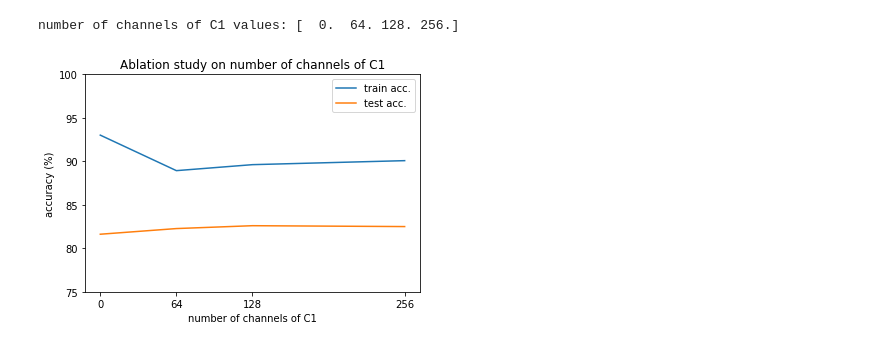
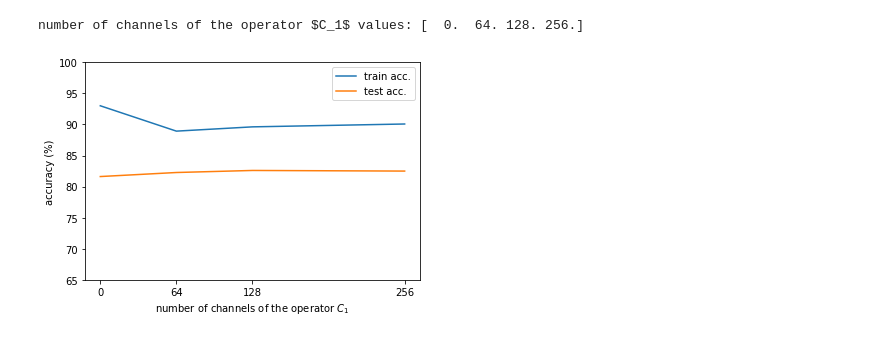
Before and after one commit to louity/patches, a Jupyter notebook: ablation_study/Ablation study.ipynb, the cells around one changed output. Cells and saved outputs as stored; diff of their text form; code cells hidden in the pictures.

```diff
--- a/ablation_study/Ablation study.ipynb
+++ b/ablation_study/Ablation study.ipynb
@@ -24,12 +29,12 @@ def plot_result_file(filename, parameter, parameter_name, x_logscale=False):
     params, train_accs, test_accs = params[argsort], train_accs[argsort], test_accs[argsort]
     print(f'{parameter_name} values: {params}')
     plt.figure()
-    plt.title(f'Ablation study on {parameter_name}')
+#     plt.title(f'Ablation study on {parameter_name}')
 
     plt.xlabel(parameter_name)
     plt.xticks(params)
     plt.ylabel('accuracy (%)')
-    plt.ylim(top=100, bottom=75)
+    plt.ylim(top=100, bottom=65)
     plt.plot(params, train_accs, label='train acc.')
     plt.plot(params, test_accs, label='test acc.')
     if x_logscale:
@@ -54,5 +59,5 @@ whitening regularizer eps values: [0.e+00 1.e-05 1.e-04 1.e-03 1.e-02 1.e-01]
 # %%
-plot_result_file('./ablation_study_classifier.txt', 'bottleneck_dim', 'number of channels of C1')
+plot_result_file('./ablation_study_classifier.txt', 'bottleneck_dim', 'number of channels of the operator $C_1$')
 # %% [output]
-number of channels of C1 values: [  0.  64. 128. 256.]
+number of channels of the operator $C_1$ values: [  0.  64. 128. 256.]
-[figure, old version]
+[figure, new version]
```
Also changed, not shown: parts of 6 cells of this notebook, 5 other files.
